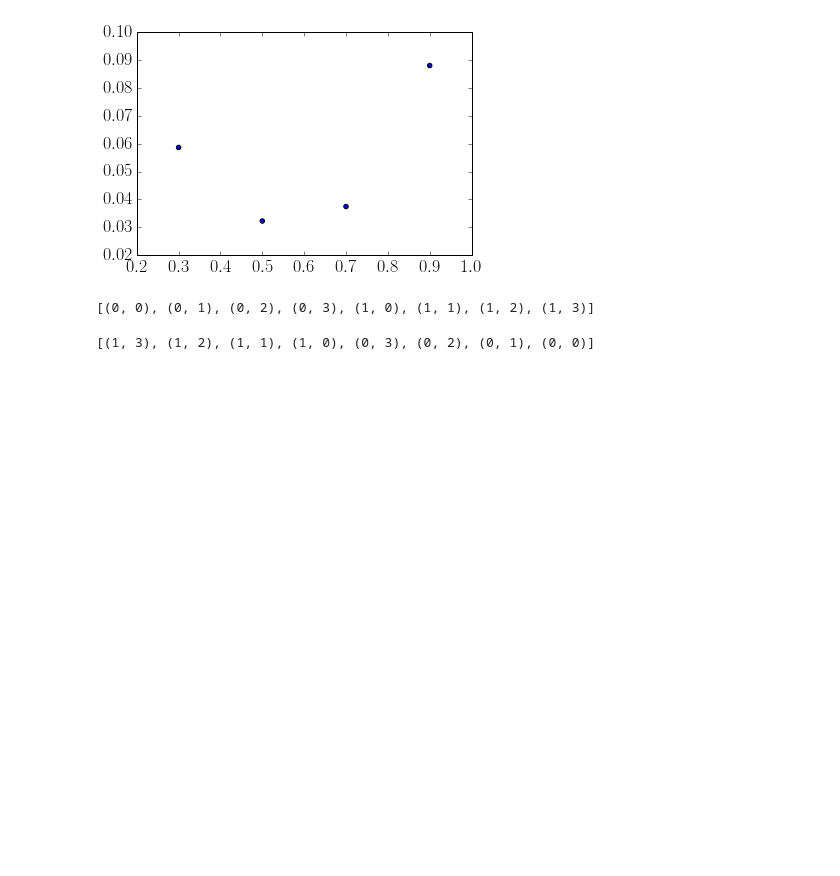
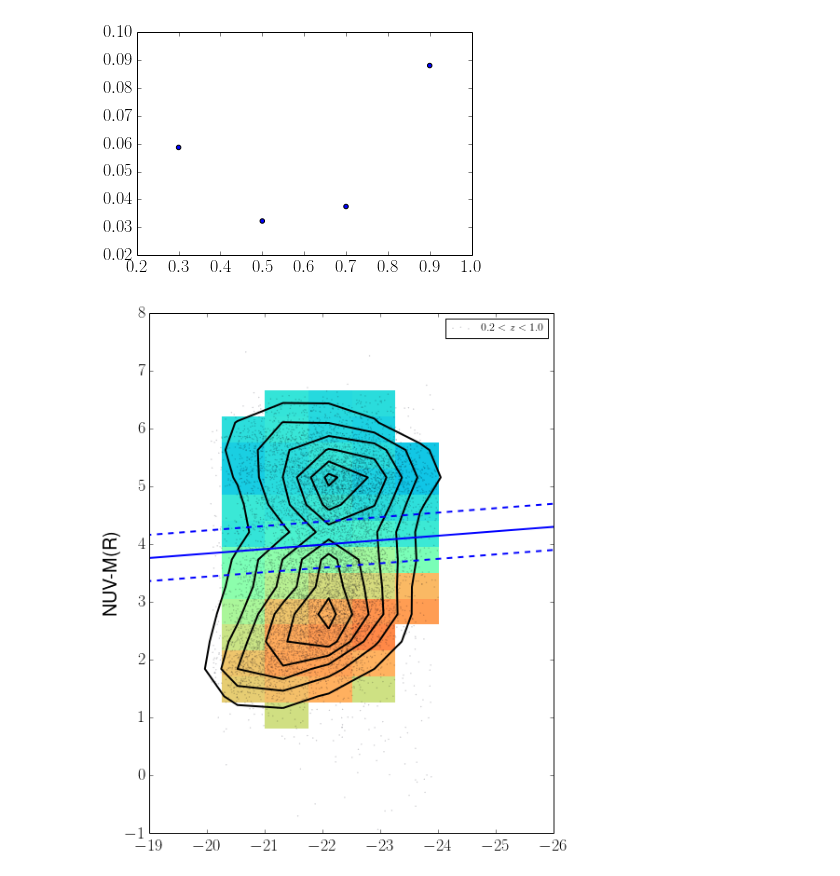
Before and after one commit to Mel23/GZ_Hubble_Science, a Jupyter notebook: Red_Disk_Fraction/red_disks.ipynb, the cells around one changed output. Cells and saved outputs as stored; diff of their text form; code cells hidden in the pictures; blank space fills up the shorter version.

```diff
--- a/Red_Disk_Fraction/red_disks.ipynb
+++ b/Red_Disk_Fraction/red_disks.ipynb
@@ -275,6 +335,10 @@ this_hist2=Hist3D(xedges,yedges,data[data_list[2]],colorhist2)
 colorhist3,xedges,yedges = np.histogram2d(data[data_list[3]]['MR'],data[data_list[3]]['MNUV']-data[data_list[3]]['MR'],range=((-30,-15),(-1,8)),bins=(20,20))
 extent=[xedges[0],xedges[-1],yedges[0],yedges[-1]]
 this_hist3=Hist3D(xedges,yedges,data[data_list[3]],colorhist3)
+
+colorhist81,xedges,yedges = np.histogram2d(data[new_sample_mag_limited]['MR'],data[new_sample_mag_limited]['MNUV']-data[new_sample_mag_limited]['MR'],range=((-30,-15),(-1,8)),bins=(20,20))
+extent=[xedges[0],xedges[-1],yedges[0],yedges[-1]]
+this_hist81=Hist3D(xedges,yedges,data[new_sample_mag_limited],colorhist81)
 # %%
 mpl.rcParams['xtick.labelsize'] = 18
 mpl.rcParams['ytick.labelsize'] = 18
@@ -816,11 +944,3 @@ len(data[all_disks_dct_weighted[z_edges[z],z_edges[z+1]]])
 # %%
 p_l=dist.beta.ppf((1-c)/2.,k+1,n-k+1)
 p_u=dist.beta.ppf(1-(1-c)/2.,k+1,n-k+1)
-# %%
-gss
-# %% [output]
-[(0, 0), (0, 1), (0, 2), (0, 3), (1, 0), (1, 1), (1, 2), (1, 3)]
-# %%
-gss[::-1]
-# %% [output]
-[(1, 3), (1, 2), (1, 1), (1, 0), (0, 3), (0, 2), (0, 1), (0, 0)]
@@ -830,0 +947,15 @@ plt.hist(new_data[new_new_data]['MU_HI'])
+# %%
+f=plt.figure(figsize=(10,10))
+plt.scatter(data[new_sample_mag_limited]['MR'],data[new_sample_mag_limited]['MNUV']-data[new_sample_mag_limited]['MR'],s=.1,alpha=alpha,label='$0.2<z<1.0$')
+plt.contour(colorhist81.T,extent=extent,colors='k',linewidths=2)
+plt.imshow(this_hist81,origin='lower',extent=extent,interpolation='nearest',cmap=cmap,vmin=0,vmax=1)
+plt.plot(x,2.3-.077*x,lw=2)
+plt.plot(x,1.9-.077*x,lw=2,ls='dashed',c='b')
+plt.plot(x,2.7-.077*x,lw=2,ls='dashed',c='b')
+plt.ylim(-1,8)
+plt.xlim(-26,-19)
+plt.ylabel('NUV-M(R)',fontsize=20)
+plt.legend()
+plt.gca().invert_xaxis()
+# %% [output]
+[figure, added]
```
Also changed, not shown: parts of 14 cells of this notebook.
